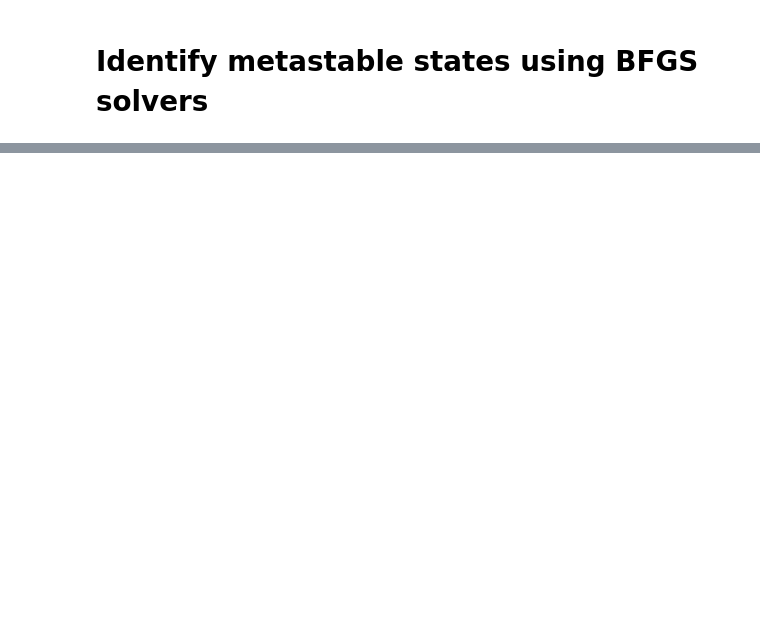
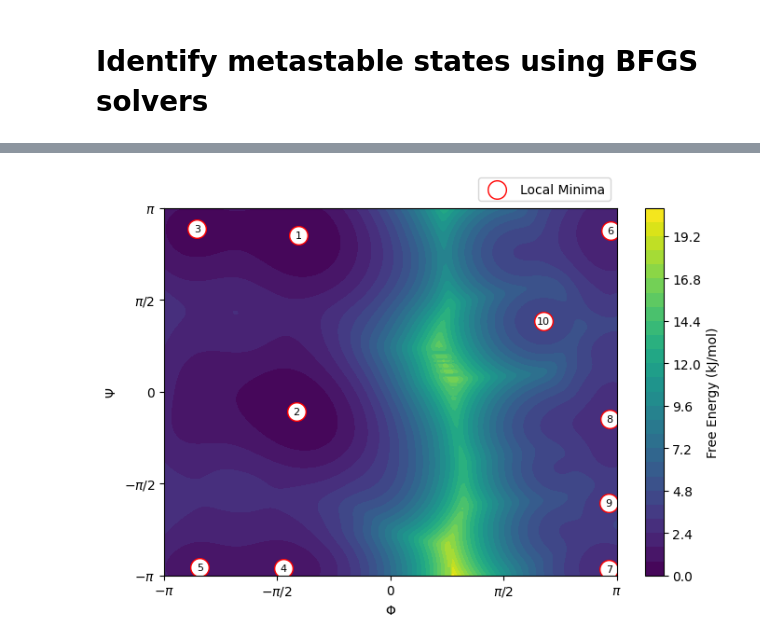
Before and after one commit to goharalisiddiqui/surrogate-dynamics, a Jupyter notebook: data_generation/plots.ipynb, the cells around one changed output, grey strips where cells are left out. Cells and saved outputs as stored; diff of their text form; code cells hidden in the pictures; blank space fills up the shorter version.

```diff
--- a/data_generation/plots.ipynb
+++ b/data_generation/plots.ipynb
@@ -332,0 +36,10 @@ plt.show()
+# %%
+sigma = 0.2 # bandwidth for KDE
+bin_x = 200
+bin_y = 200
+minima_tolerance = 0.15
+n_BFGS_runs = 100
+
+kde, min_points = run_bfgs(phi, psi,
+                           sigma, bin_x, bin_y,
+                           minima_tolerance, n_BFGS_runs)
@@ -332,0 +58,2 @@ plt.show()
+# %%
+min_points = sort_minima_by_depth(kde, min_points)
@@ -332,0 +77,7 @@ plt.show()
+# %%
+Xgrid, Ygrid, fes = compute_fes(kde, bin_x, bin_y)
+# %%
+save_path = os.path.join(run_folder, '..', 'plot_fes.png')
+plot_fes(Xgrid, Ygrid, fes, min_points, save_path=save_path)
+# %% [output]
+[figure, added]
```
Also changed, not shown: parts of 25 cells of this notebook, 9 other files.
